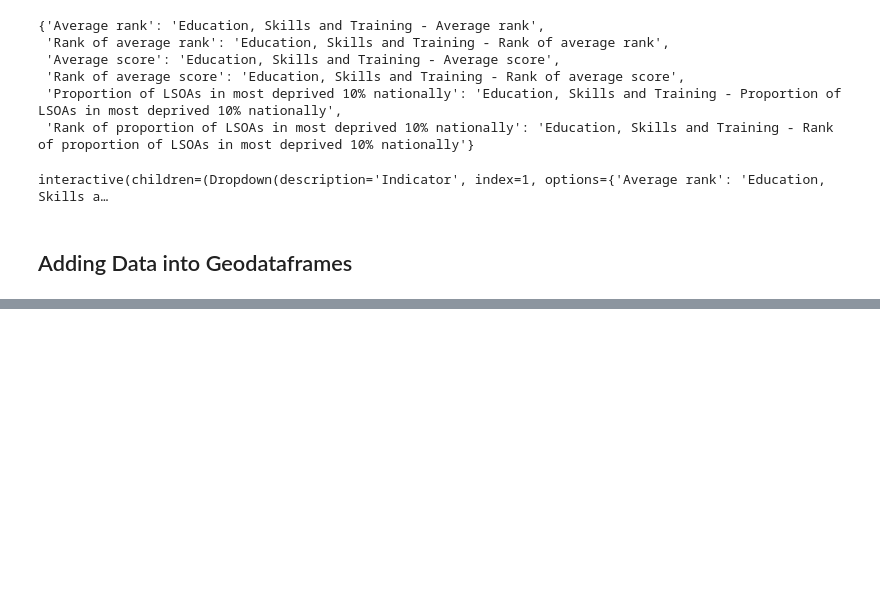
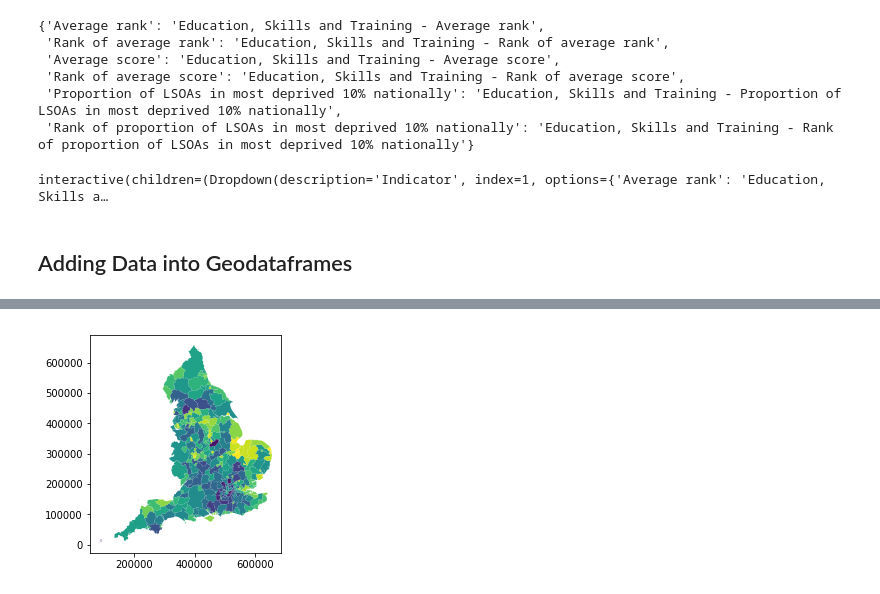
Before and after one commit to ouseful-demos/choropleth-map-demo, a Jupyter notebook: ONS Boundaries-Choropleth Demo.ipynb, the cells around one changed output, grey strips where cells are left out. Saved outputs shown, nothing was run; the diff lists cells and outputs as text; code cells hidden in the pictures; blank space fills up the shorter version.

```diff
--- a/ONS Boundaries-Choropleth Demo.ipynb
+++ b/ONS Boundaries-Choropleth Demo.ipynb
@@ -195,0 +197,4 @@ gdf.head()
+# %%
+gdf.plot(column='Education, Skills and Training - Average rank');
+# %% [output]
+[figure, added]
```
Also changed, not shown: parts of 7 cells of this notebook.
